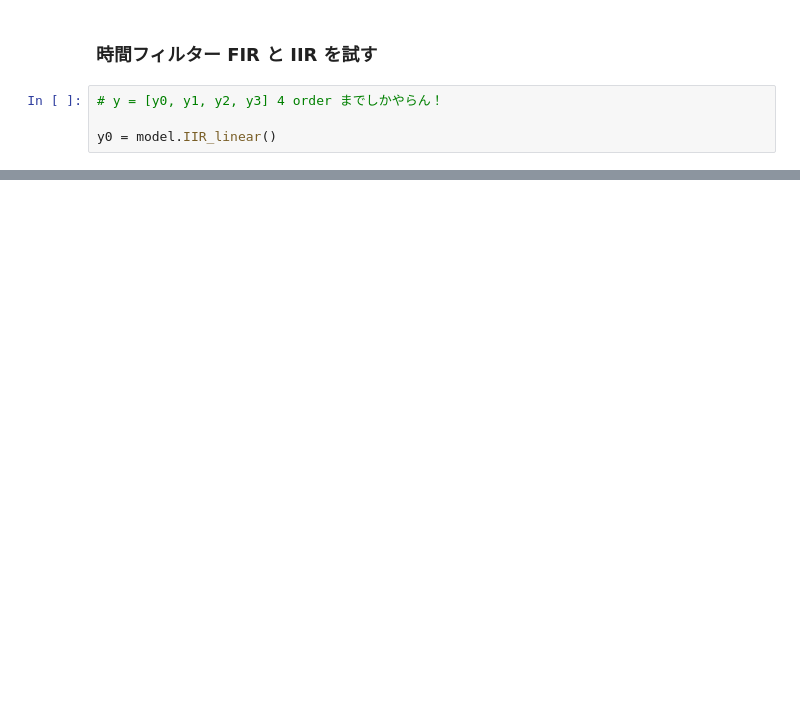
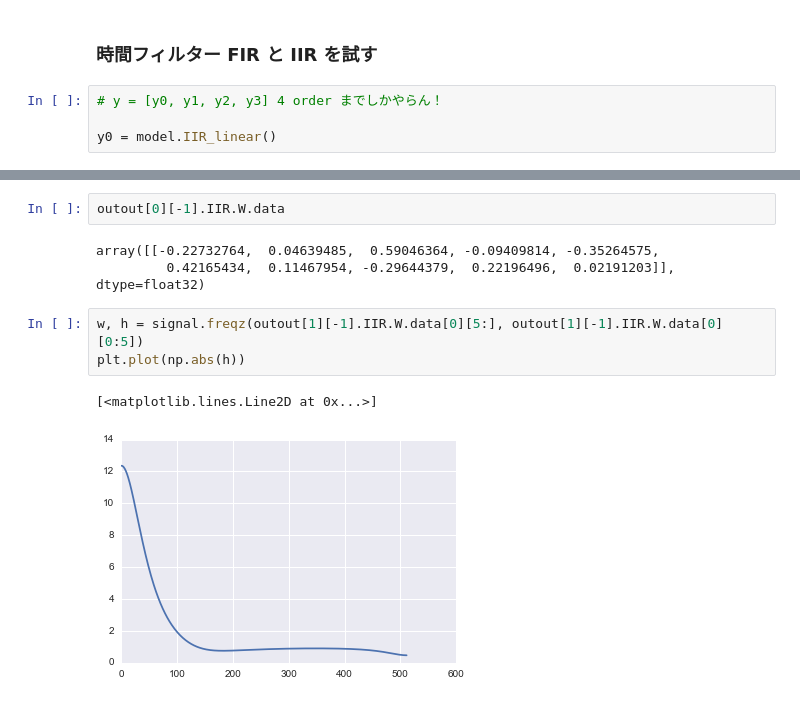
Before and after one commit to NaOsugi1987/EEG-ECoG, a Jupyter notebook: main.ipynb, the cells around one changed output, grey strips where cells are left out. Drawn from its saved outputs; the diff is of its cells as text; blank space fills up the shorter version.

```diff
--- a/main.ipynb
+++ b/main.ipynb
@@ -172,0 +307,11 @@ IndexError: tuple index out of range
+# %%
+outout[0][-1].IIR.W.data
+# %% [output]
+array([[-0.22732764,  0.04639485,  0.59046364, -0.09409814, -0.35264575,
+         0.42165434,  0.11467954, -0.29644379,  0.22196496,  0.02191203]], dtype=float32)
+# %%
+w, h = signal.freqz(outout[1][-1].IIR.W.data[0][5:], outout[1][-1].IIR.W.data[0][0:5])
+plt.plot(np.abs(h))
+# %% [output]
+[<matplotlib.lines.Line2D at 0x...>]
+[figure, added]
```
Also changed, not shown: parts of 58 cells of this notebook.
